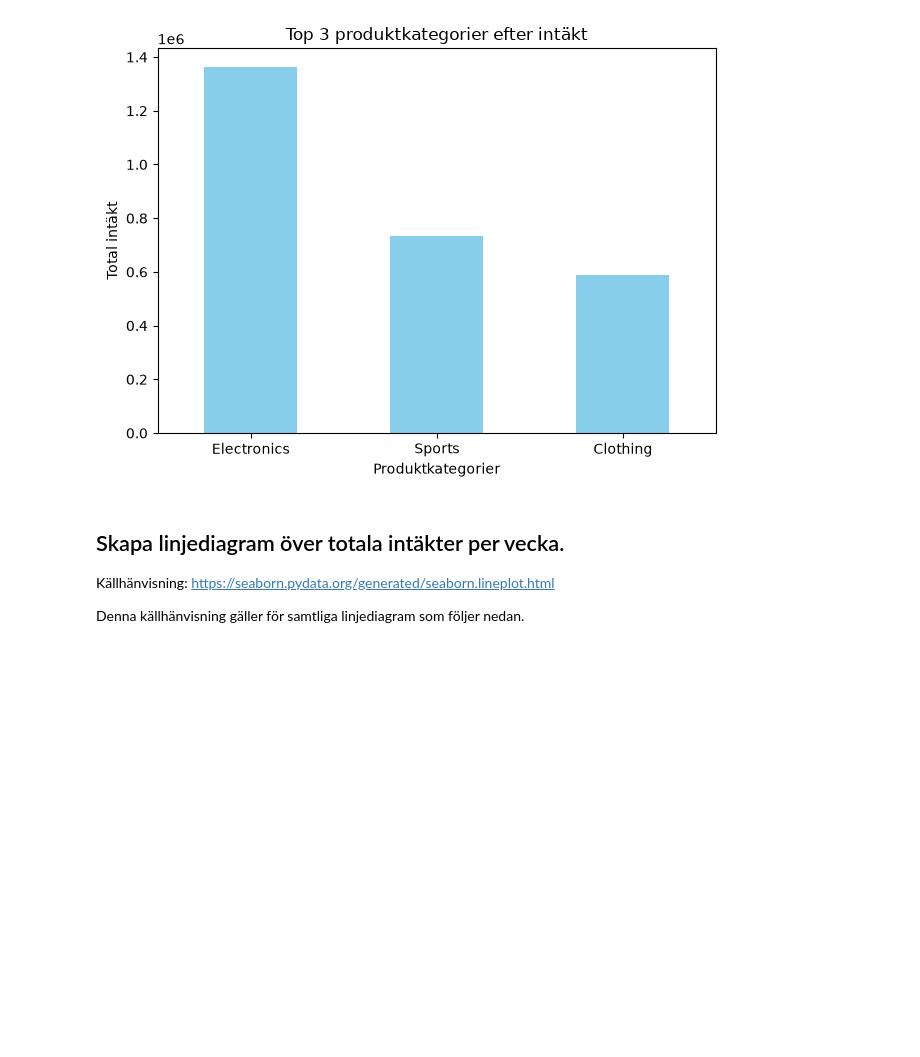
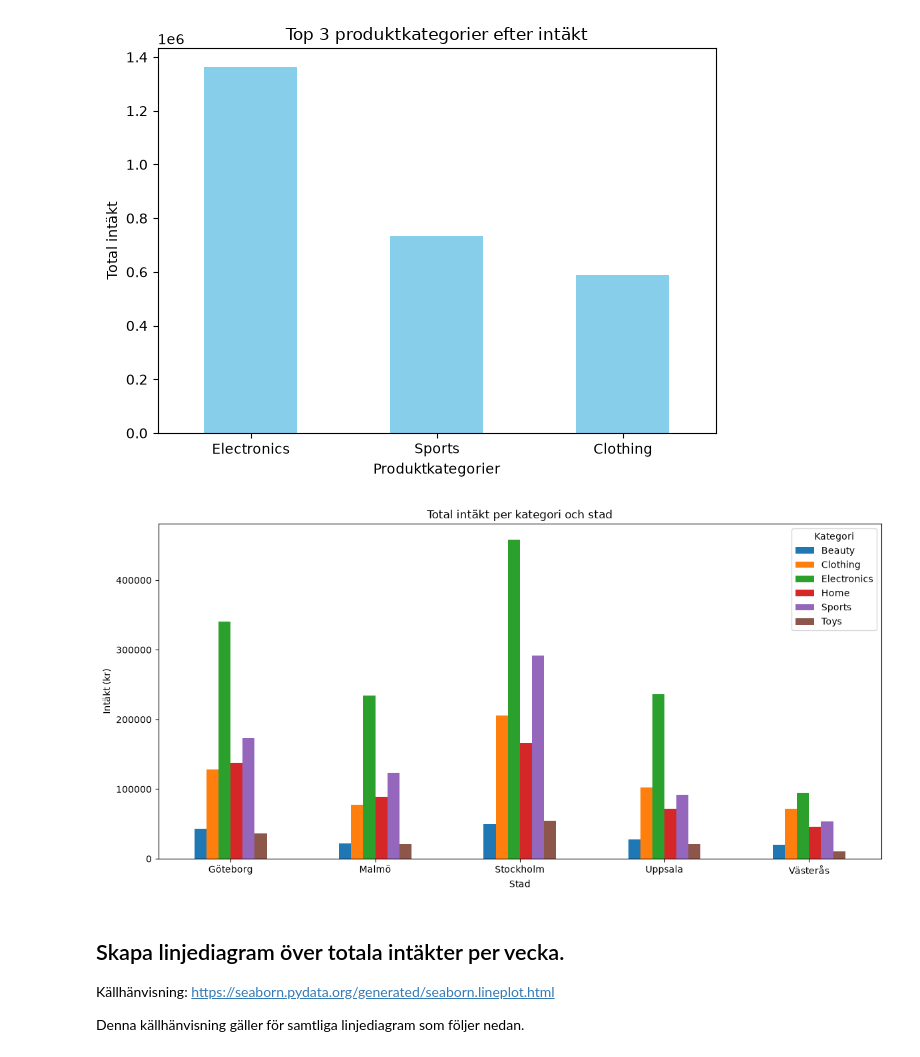
Before and after one commit to SelviKumarasamy/E_Handel_Analysis_Group5, a Jupyter notebook: notebooks/report.ipynb, the cells around one changed output. Saved outputs shown, nothing was run; the diff lists cells and outputs as text; code cells hidden in the pictures; blank space fills up the shorter version.

```diff
--- a/notebooks/report.ipynb
+++ b/notebooks/report.ipynb
@@ -193,3 +193,13 @@ Name: revenue, dtype: float64
 | Electronics | 1364228.07 |
 | Sports | 734653.42 |
 | Clothing | 586744.91 |
+# %%
+intakt_stad_kategori = df.pivot_table(
+    index="city",
+    columns="category",
+    values="revenue",
+    aggfunc="sum",
+    fill_value=0
+)
+
+display(intakt_stad_kategori.round(2))
@@ -403,6 +421,15 @@ importlib.reload(viz)
 viz.plot_top3_categories(top3)
 # %% [output]
 [figure]
+# %%
+import importlib
+import src.viz as viz
+
+importlib.reload(viz)
+
+viz.plot_intakt_stad_kategori(intakt_stad_kategori)
+# %% [output]
+[figure, added]
 # %% [markdown]
 ## Skapa linjediagram över totala intäkter per vecka.
 
```
Also changed, not shown: parts of 2 cells of this notebook, 5 other files.
